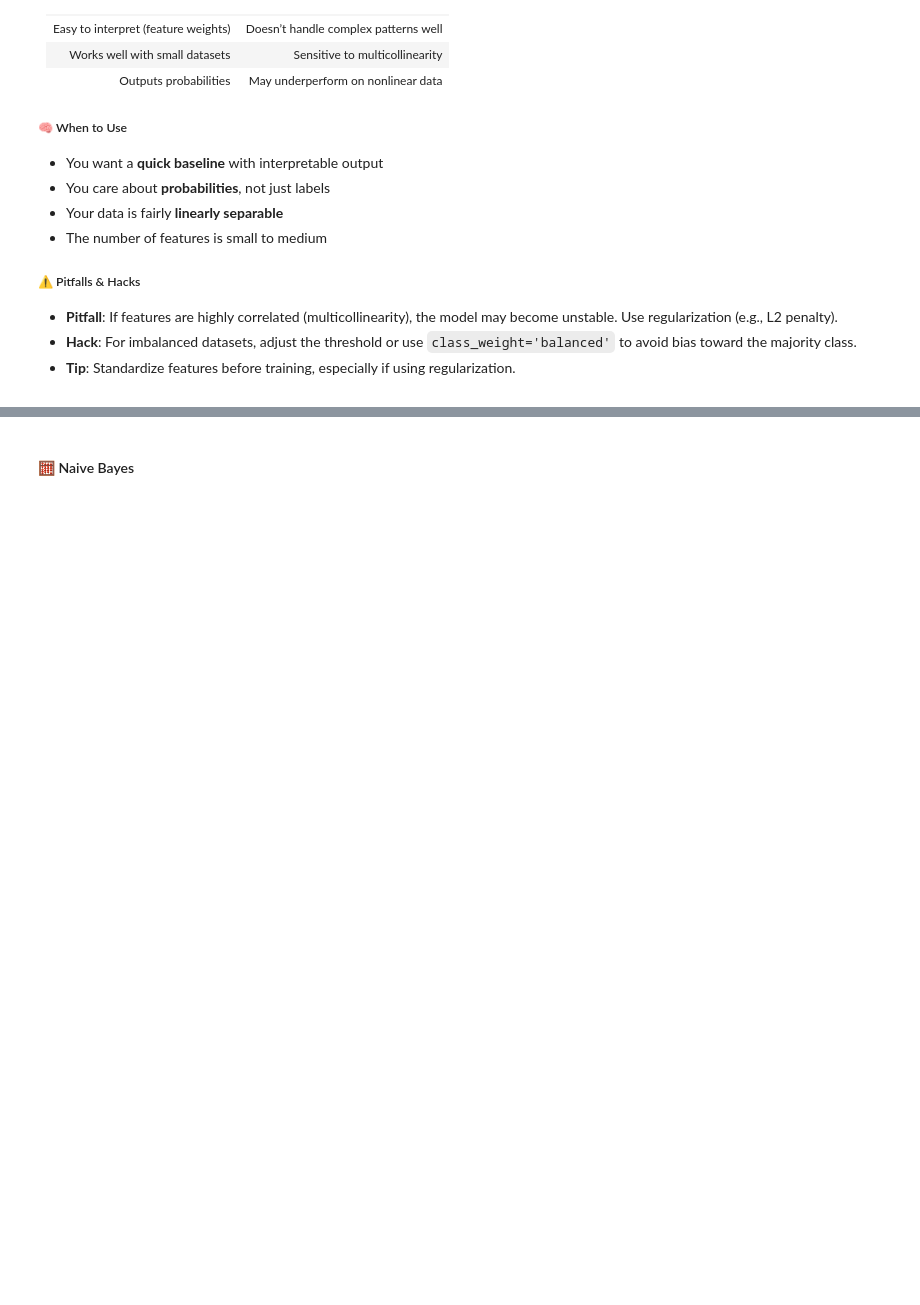
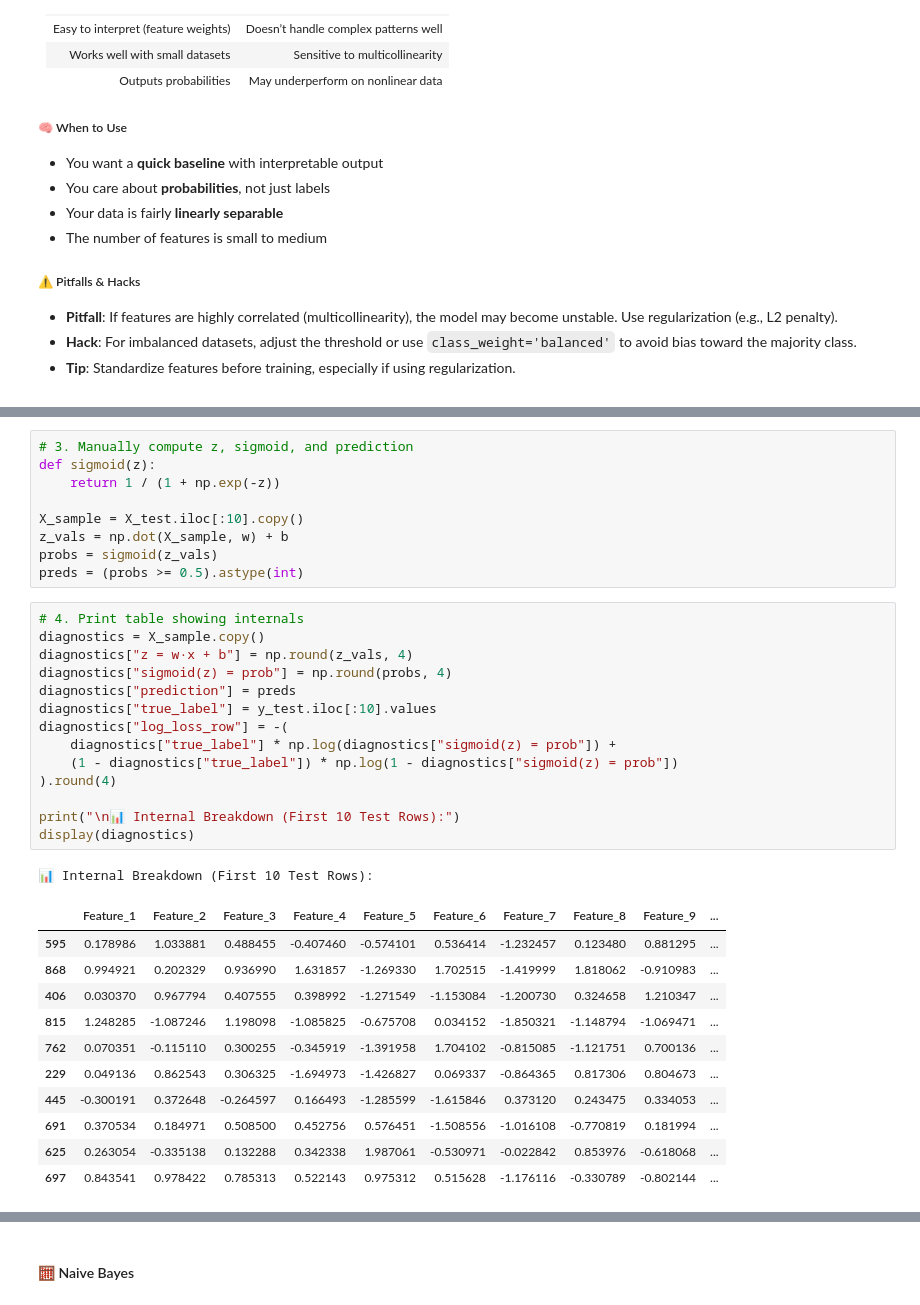
Before and after one commit to ashrithssreddy/ml-toolkit, a Jupyter notebook: Supervised_Learning/classification.ipynb, the cells around one changed output, grey strips where cells are left out. Cells and saved outputs as stored; diff of their text form; folded sections open; blank space fills up the shorter version.

```diff
--- a/Supervised_Learning/classification.ipynb
+++ b/Supervised_Learning/classification.ipynb
@@ -940,0 +925,36 @@ Under the hood, it fits a weighted formula to the input features, applies a sigm
+# %%
+# 3. Manually compute z, sigmoid, and prediction
+def sigmoid(z):
+    return 1 / (1 + np.exp(-z))
+
+X_sample = X_test.iloc[:10].copy()
+z_vals = np.dot(X_sample, w) + b
+probs = sigmoid(z_vals)
+preds = (probs >= 0.5).astype(int)
+# %%
+# 4. Print table showing internals
+diagnostics = X_sample.copy()
+diagnostics["z = w·x + b"] = np.round(z_vals, 4)
+diagnostics["sigmoid(z) = prob"] = np.round(probs, 4)
+diagnostics["prediction"] = preds
+diagnostics["true_label"] = y_test.iloc[:10].values
+diagnostics["log_loss_row"] = -(
+    diagnostics["true_label"] * np.log(diagnostics["sigmoid(z) = prob"]) +
+    (1 - diagnostics["true_label"]) * np.log(1 - diagnostics["sigmoid(z) = prob"])
+).round(4)
+
+print("\n📊 Internal Breakdown (First 10 Test Rows):")
+display(diagnostics)
+# %% [output]
+📊 Internal Breakdown (First 10 Test Rows):
+|  | Feature_1 | Feature_2 | Feature_3 | Feature_4 | Feature_5 | Feature_6 | Feature_7 | Feature_8 | Feature_9 | ... |
+| 595 | 0.178986 | 1.033881 | 0.488455 | -0.407460 | -0.574101 | 0.536414 | -1.232457 | 0.123480 | 0.881295 | ... |
+| 868 | 0.994921 | 0.202329 | 0.936990 | 1.631857 | -1.269330 | 1.702515 | -1.419999 | 1.818062 | -0.910983 | ... |
+| 406 | 0.030370 | 0.967794 | 0.407555 | 0.398992 | -1.271549 | -1.153084 | -1.200730 | 0.324658 | 1.210347 | ... |
+| 815 | 1.248285 | -1.087246 | 1.198098 | -1.085825 | -0.675708 | 0.034152 | -1.850321 | -1.148794 | -1.069471 | ... |
+| 762 | 0.070351 | -0.115110 | 0.300255 | -0.345919 | -1.391958 | 1.704102 | -0.815085 | -1.121751 | 0.700136 | ... |
+| 229 | 0.049136 | 0.862543 | 0.306325 | -1.694973 | -1.426827 | 0.069337 | -0.864365 | 0.817306 | 0.804673 | ... |
+| 445 | -0.300191 | 0.372648 | -0.264597 | 0.166493 | -1.285599 | -1.615846 | 0.373120 | 0.243475 | 0.334053 | ... |
+| 691 | 0.370534 | 0.184971 | 0.508500 | 0.452756 | 0.576451 | -1.508556 | -1.016108 | -0.770819 | 0.181994 | ... |
+| 625 | 0.263054 | -0.335138 | 0.132288 | 0.342338 | 1.987061 | -0.530971 | -0.022842 | 0.853976 | -0.618068 | ... |
+| 697 | 0.843541 | 0.978422 | 0.785313 | 0.522143 | 0.975312 | 0.515628 | -1.176116 | -0.330789 | -0.802144 | ... |
```
Also changed, not shown: parts of 31 cells of this notebook, 1 other file.
